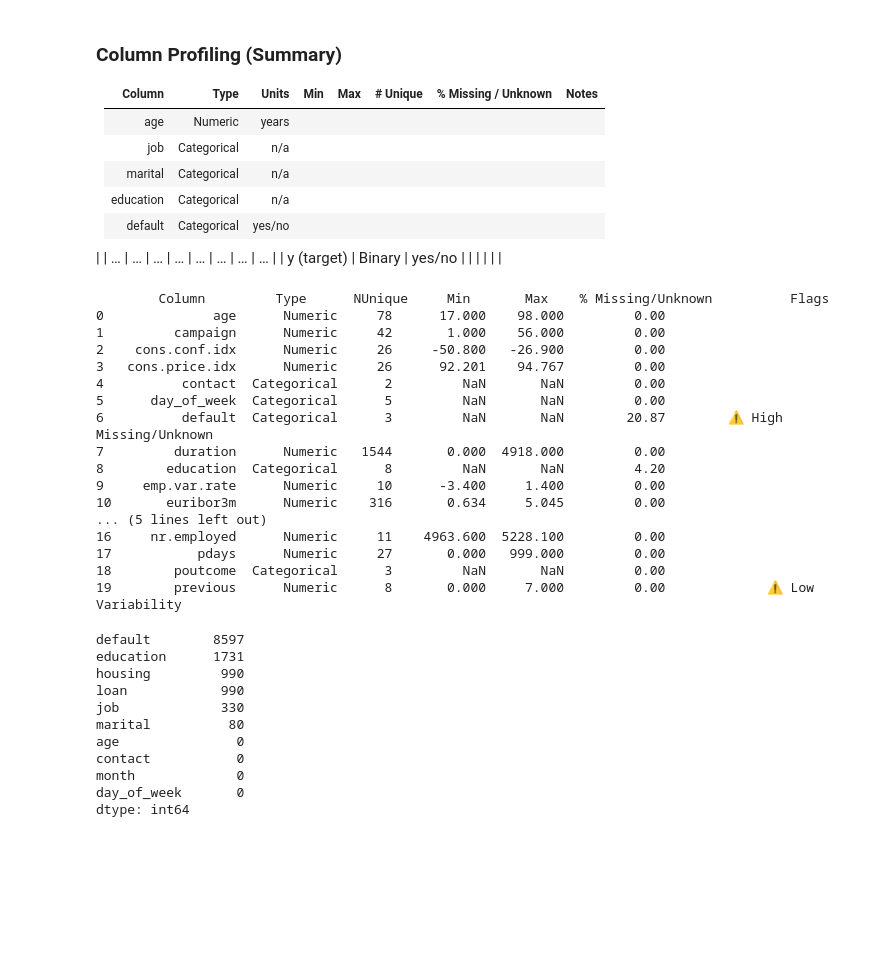
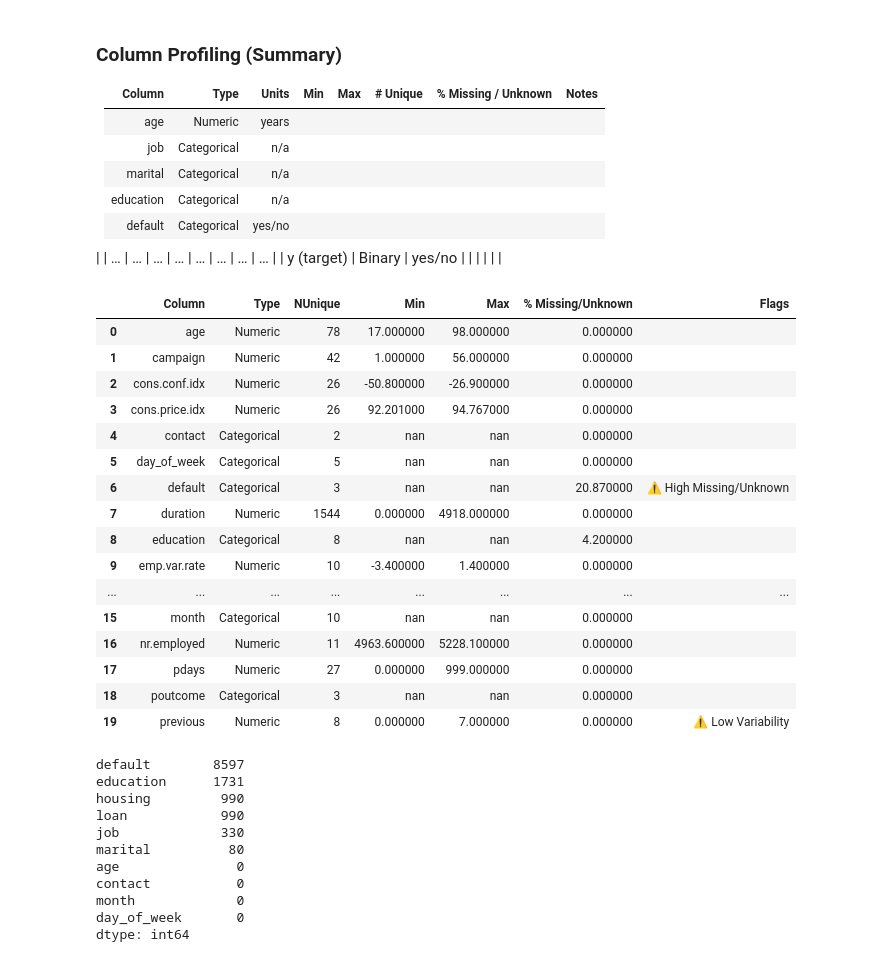
Before and after one commit to randel-bjorkquist/jupyter-notebooks-vscode, a Jupyter notebook: Project2_Machine_Learning.ipynb, the cells around one changed output. Cells and saved outputs as stored; diff of their text form; code cells hidden in the pictures; blank space fills up the shorter version.

Commit message:
project 2 - working on phase 2, fixed formatting/styling in the profile_columns function

```diff
--- a/Project2_Machine_Learning.ipynb
+++ b/Project2_Machine_Learning.ipynb
@@ -197,7 +196,7 @@ memory usage: 6.6+ MB
 | y (target)      | Binary     | yes/no    |       |       |          |                     |       |
 # %%
 # Column profiling helper function
-def profile_columns(df, target_col = "y", include_target = False, missing_threshold = 10):
+def profile_columns(df, target_col = "y", include_target = False, missing_threshold = 10, styled = True):
 
   """
   Profiles columns in the dataframe, summarizing type, unique values, min/max (for numeric), and % missing/unknown.
@@ -205,6 +204,7 @@ def profile_columns(df, target_col = "y", include_target = False, missing_thresh
   - df: pandas DataFrame to profile
   - target_col: Name of the target column to optionally exclude from profiling
   - include_target: Whether to include the target column in the profile
+  - styled: whether to return a styled DataFrame (default=True)
   Returns:
   - profile: DataFrame summarizing each column's characteristics
   """
@@ -215,6 +215,7 @@ def profile_columns(df, target_col = "y", include_target = False, missing_thresh
   # Optionally drop target column from profiling
   data = df.drop(columns = [target_col]) if not include_target and target_col in df.columns else df
 
+  # Build profile DataFrame
   profile = pd.DataFrame({ "Type": data.dtypes.apply(simplify_dtype)
                           ,"NUnique": data.nunique()
                           ,"Min": data.min(numeric_only = True)
@@ -224,62 +225,80 @@ def profile_columns(df, target_col = "y", include_target = False, missing_thresh
   # Add flag column for potential issues
   flags = []
   #for col, row in profile.iterrows():
   for _, row in profile.iterrows():
     flag = ""
 
     # Flag high missing/unknown
     if row["% Missing/Unknown"] > missing_threshold:
       flag += "⚠️ High Missing/Unknown "
 
     # Flag Categorical with too many unique values
     if row["Type"] == "Categorical" and row["NUnique"] > 20:
       flag += "⚠️ High Cardinality "
 
     # Flag Numeric with too few unique values, only a few unique values (may be categorical instead)
     if row["Type"] == "Numeric" and row["NUnique"] < 10:
       flag += "⚠️ Low Variability "
 
     flags.append(flag.strip())
 
   profile["Flags"] = flags
   profile = profile.reset_index().rename(columns={"index": "Column"})
 
-  return profile
+  # Optionally return styled DataFrame for better display in Jupyter
+  if styled:
+    # Compute 1-based column index of "Flags"
+    flags_pos  = profile.columns.get_loc("Flags") + 1
+    column_pos = profile.columns.get_loc("Type")  # Column names appear in index by default, but Type col is first real col
+    #column_pos = profile.columns.get_loc("Column") + 1
+    #print(f"Flags column position: {flags_pos}, Column position: {column_pos}")
+
+    # Style: left-align the Flags column (header + cells), keep rows on one line
+    styled_profile = (
+      profile.style
+             .set_properties(**{"white-space": "nowrap"})  # keep each row on one line
+             .set_table_styles([
+                # Left-align 'Flags' column (header + body)
+                {"selector": f"thead th:nth-child({flags_pos+1})", "props": [("text-align", "center")]},
+                {"selector": f"tbody td:nth-child({flags_pos+1})", "props": [("text-align", "left")]},
+
+                # Left-align 'Column' column (header + body)
+                {"selector": f"thead th:nth-child({column_pos+1})", "props": [("text-align", "center")]},
+                {"selector": f"tbody td:nth-child({column_pos+1})", "props": [("text-align", "left")]}
+              ], overwrite = False )
+    )
+    return styled_profile
+  else:
+    return profile
 
 pd.set_option('display.max_columns', None)            # Show all columns in the profile output
 pd.set_option('display.width', 1000)                  # Set display width for better readability
 pd.set_option('display.colheader_justify', 'center')  # Center justify column headers
 
-profile = profile_columns(df)
+# IMPORTANT: do NOT use print()
+profile = profile_columns(df, styled = True)
 
-#profile.style.set_properties(**{ 'text-align': 'left'
-#                                ,'white-space': 'nowrap' })
-#
-#profile.style.set_table_styles([dict( selector = 'th'
-#                                     ,props = [('text-align', 'right')])])
-#
-#profile.style.set_properties( subset = ['Flags']
-#                             ,**{'text-align': 'left'})
-
-print(profile)
+#print(profile)
+#display(profile)
+profile
 # %% [output]
-        Column         Type      NUnique     Min       Max    % Missing/Unknown          Flags
-0              age      Numeric     78      17.000    98.000         0.00
-1         campaign      Numeric     42       1.000    56.000         0.00
-2    cons.conf.idx      Numeric     26     -50.800   -26.900         0.00
-3   cons.price.idx      Numeric     26      92.201    94.767         0.00
-4          contact  Categorical      2         NaN       NaN         0.00
-5      day_of_week  Categorical      5         NaN       NaN         0.00
-6          default  Categorical      3         NaN       NaN        20.87        ⚠️ High Missing/Unknown
-7         duration      Numeric   1544       0.000  4918.000         0.00
-8        education  Categorical      8         NaN       NaN         4.20
-9     emp.var.rate      Numeric     10      -3.400     1.400         0.00
-10       euribor3m      Numeric    316       0.634     5.045         0.00
-... (5 lines left out)
-16     nr.employed      Numeric     11    4963.600  5228.100         0.00
-17           pdays      Numeric     27       0.000   999.000         0.00
-18        poutcome  Categorical      3         NaN       NaN         0.00
-19        previous      Numeric      8       0.000     7.000         0.00             ⚠️ Low Variability
+|  | Column | Type | NUnique | Min | Max | % Missing/Unknown | Flags |
+| 0 | age | Numeric | 78 | 17.000000 | 98.000000 | 0.000000 |  |
+| 1 | campaign | Numeric | 42 | 1.000000 | 56.000000 | 0.000000 |  |
+| 2 | cons.conf.idx | Numeric | 26 | -50.800000 | -26.900000 | 0.000000 |  |
+| 3 | cons.price.idx | Numeric | 26 | 92.201000 | 94.767000 | 0.000000 |  |
+| 4 | contact | Categorical | 2 | nan | nan | 0.000000 |  |
+| 5 | day_of_week | Categorical | 5 | nan | nan | 0.000000 |  |
+| 6 | default | Categorical | 3 | nan | nan | 20.870000 | ⚠️ High Missing/Unknown |
+| 7 | duration | Numeric | 1544 | 0.000000 | 4918.000000 | 0.000000 |  |
+| 8 | education | Categorical | 8 | nan | nan | 4.200000 |  |
+| 9 | emp.var.rate | Numeric | 10 | -3.400000 | 1.400000 | 0.000000 |  |
+| ... | ... | ... | ... | ... | ... | ... | ... |
+| 15 | month | Categorical | 10 | nan | nan | 0.000000 |  |
+| 16 | nr.employed | Numeric | 11 | 4963.600000 | 5228.100000 | 0.000000 |  |
+| 17 | pdays | Numeric | 27 | 0.000000 | 999.000000 | 0.000000 |  |
+| 18 | poutcome | Categorical | 3 | nan | nan | 0.000000 |  |
+| 19 | previous | Numeric | 8 | 0.000000 | 7.000000 | 0.000000 | ⚠️ Low Variability |
 # %%
 # Count 'unknown' entries (used in this dataset instead of NaN)
 df.isin(["unknown"]).sum().sort_values(ascending=False).head(10)
```
Also changed, not shown: parts of 6 cells of this notebook.
